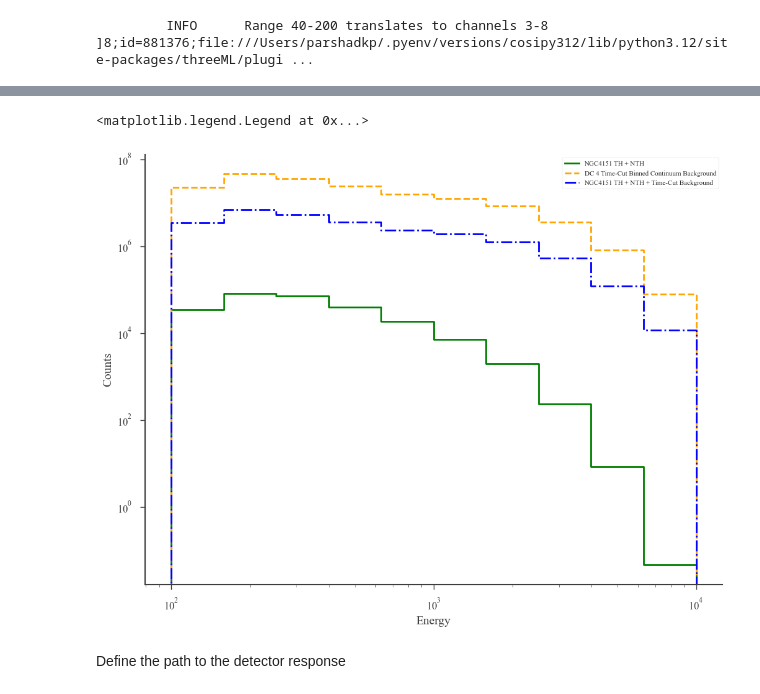
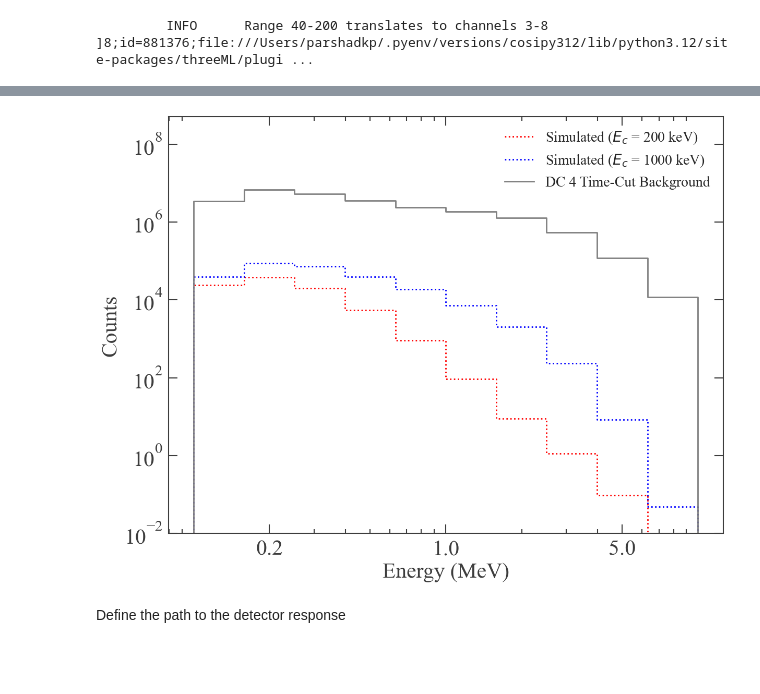
Before and after one commit to parshadkp/cosipy, a Jupyter notebook: docs/tutorials/spectral_fits/continuum_fit/AGN/AGN_Corona_Paper_Plots.ipynb, the cells around one changed output, grey strips where cells are left out. Drawn from its saved outputs; the diff is of its cells as text; code cells hidden in the pictures; blank space fills up the shorter version.

Commit message:
Counts plot

```diff
--- a/docs/tutorials/spectral_fits/continuum_fit/AGN/AGN_Corona_Paper_Plots.ipynb
+++ b/docs/tutorials/spectral_fits/continuum_fit/AGN/AGN_Corona_Paper_Plots.ipynb
@@ -514,25 +498,56 @@ plt.legend()
 # %%
-# NGC4151_ec1000 = Histogram.open(data_path/"AGN_Data/GammaRay/Paper_Models/NGC_4151_ec1000_DC3_COSI_cpl_pl.hdf5")*multiplier_4151
-# NGC4151_ec1000_bkg = Histogram.open(data_path/"AGN_Data/GammaRay/Paper_Models/NGC_4151_ec1000_DC4_COSI_cpl_pl_TimeCutBkg.hdf5")*multiplier_4151
+NGC4151_ec1000 = Histogram.open(data_path/"AGN_Data/GammaRay/Paper_Models/NGC_4151_ec1000_DC3_COSI_cpl_pl.hdf5")*multiplier_4151
+NGC4151_ec1000_bkg = Histogram.open(data_path/"AGN_Data/GammaRay/Paper_Models/NGC_4151_ec1000_DC4_COSI_cpl_pl_TimeCutBkg.hdf5")*multiplier_4151
 
-NGC4151_ec1000 = Histogram.open(data_path/"AGN_Data/GammaRay/Paper_Models/NGC_4151_ec1000_DC3_COSI_cpl.hdf5")*multiplier_4151
-NGC4151_ec1000_bkg = Histogram.open(data_path/"AGN_Data/GammaRay/Paper_Models/NGC_4151_ec1000_DC4_COSI_cpl_TimeCutBkg.hdf5")*multiplier_4151
-
-fig, ax = plt.subplots(figsize=(12, 9))
-NGC4151_ec1000.project("Em").draw(ax, label="NGC4151 TH + NTH", color="green")
-# NGC4151_ec1000_cpl.project("Em").draw(ax, label="NGC4151 TH", color="black")
-bkg.project("Em").draw(ax, label="DC 4 Time-Cut Binned Continuum Background", color="orange", linestyle="dashed")
-NGC4151_ec1000_bkg.project("Em").draw(ax, label="NGC4151 TH + NTH + Time-Cut Background", linestyle='dashdot', color="blue")
-
-ax.set_yscale("log")
-ax.set_xscale("log")
-
-ax.set_ylabel("Counts")
-ax.set_xlabel("Energy")
-plt.legend()
+# NGC4151_ec1000 = Histogram.open(data_path/"AGN_Data/GammaRay/Paper_Models/NGC_4151_ec1000_DC3_COSI_cpl.hdf5")*multiplier_4151
+# NGC4151_ec1000_bkg = Histogram.open(data_path/"AGN_Data/GammaRay/Paper_Models/NGC_4151_ec1000_DC4_COSI_cpl_TimeCutBkg.hdf5")*multiplier_4151
-# %% [output]
-<matplotlib.legend.Legend at 0x...>
-[figure, removed]
+# %%
+FONT_SIZE=30
+plt.rcParams['agg.path.chunksize'] = 10000
+
+plt.rcParams.update({'font.size': FONT_SIZE})
+plt.rcParams["font.family"] = "Times New Roman"
+plt.rcParams['axes.linewidth'] = 1.5
+plt.rcParams.update({
+    'font.weight': '550',
+    'axes.titleweight': '550',
+    'axes.labelweight': '550'
+})
+
+fig, ax = plt.subplots(figsize=(12, 9), constrained_layout=True)
+
+ax.xaxis.set_tick_params(which='major', size=12, width=1.5, direction='in', top='on', pad=8, labelsize=FONT_SIZE)
+ax.xaxis.set_tick_params(which='minor', size=6, width=1.5, direction='in', top='on', pad=8)
+ax.yaxis.set_tick_params(which='major', size=12, width=1.5, direction='in', right='on', pad=8, labelsize=FONT_SIZE)
+ax.yaxis.set_tick_params(which='minor', size=6, width=1.5, direction='in', right='on', pad=8)
+
+ax.spines['right'].set_visible(True)
+ax.spines['top'].set_visible(True)
+
+NGC4151_ec200.project("Em").draw(ax, label="Simulated ($E_c$ = 200 keV)", color="red", linestyle="dotted")
+NGC4151_ec1000.project("Em").draw(ax, label="Simulated ($E_c$ = 1000 keV)", color="blue", linestyle="dotted")
+bkg.project("Em").draw(ax, label="DC 4 Time-Cut Background", color="grey")
+# NGC4151_ec200_bkg.project("Em").draw(ax, label="NGC 4151 Model + Background", linestyle='dashdot', color="blue")
+# NGC4151_ec1000_bkg.project("Em").draw(ax, label="NGC4151 TH + NTH + Time-Cut Background", linestyle='dashdot', color="blue")
+
+ax.set_yscale("log")
+ax.set_xscale("log")
+
+ax.set_ylabel("Counts", fontsize=FONT_SIZE)
+ax.set_ylim(1e-2, 5e8)
+
+ax.xaxis.set_major_locator(mticker.FixedLocator([200, 1000, 5000]))
+ax.xaxis.set_major_formatter(
+    mticker.FixedFormatter(["0.2", "1.0", "5.0"])
+)
+
+ax.set_xlabel("Energy (MeV)", fontsize=FONT_SIZE)
+ax.legend(fontsize=20, loc='upper right', frameon=False)
+
+save_path = "/Users/parshadkp/Library/CloudStorage/OneDrive-ClemsonUniversity/Papers/AGN_Corona_EC/Plots/NGC4151_FullModel_Counts_200_1000_3Months.pdf"
+plt.savefig(save_path)
+# %% [output]
+[figure, added]
 # %% [markdown]
 Define the path to the detector response
 # %% [markdown]
```
Also changed, not shown: parts of 2 cells of this notebook.
